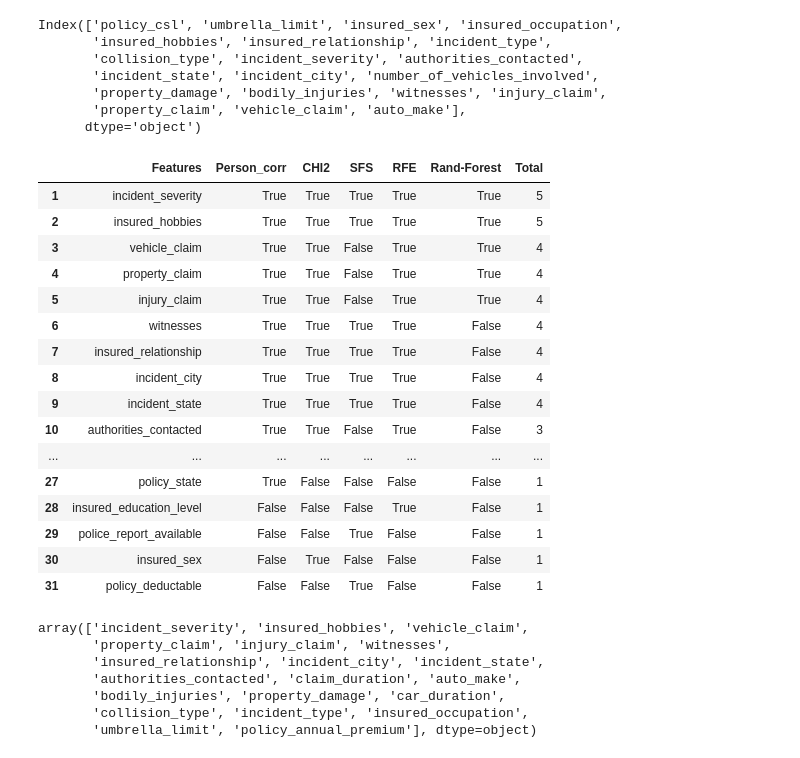
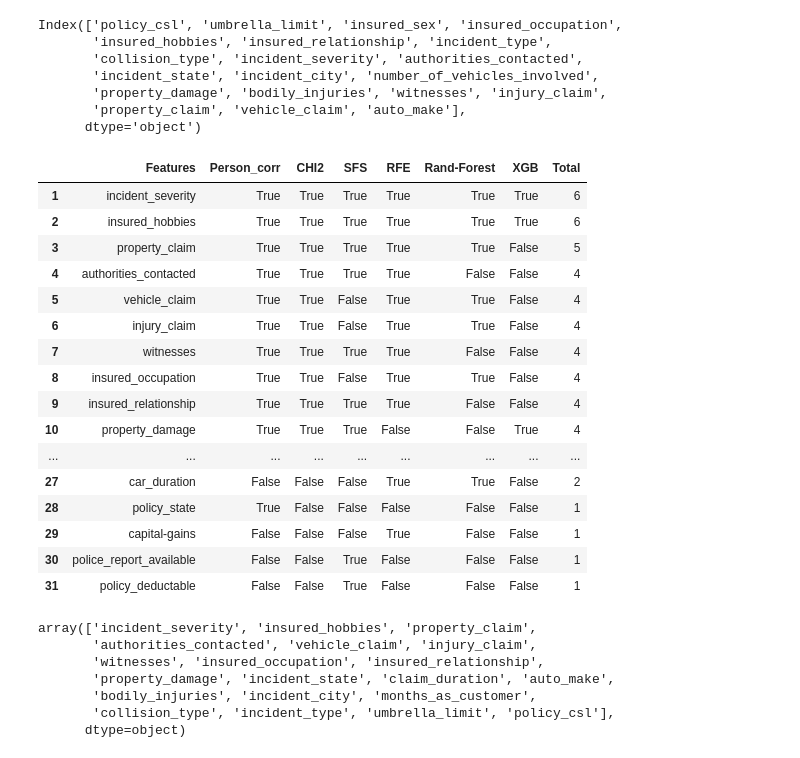
Before and after one commit to Shashank-Sundi/NOTEBOOKS, a Jupyter notebook: INSURANCE-CLAIM-FRAUD.ipynb, the cells around one changed output. Drawn from its saved outputs; the diff is of its cells as text; code cells hidden in the pictures.

```diff
--- a/INSURANCE-CLAIM-FRAUD.ipynb
+++ b/INSURANCE-CLAIM-FRAUD.ipynb
@@ -607,3 +607,13 @@ Index(['months_as_customer', 'policy_annual_premium',
        'injury_claim', 'property_claim', 'vehicle_claim', 'auto_make',
        'claim_duration', 'car_duration'],
       dtype='object')
+# %%
+# INTRINSIC FEATURE SELECTION - XGBOOST
+
+from sklearn.feature_selection import SelectFromModel
+from xgboost import XGBClassifier
+
+xgb = SelectFromModel(XGBClassifier(use_label_encoder=False,eval_metric='error'), max_features=20)
+xgb.fit(data.drop(['fraud_reported'],axis=1),data.fraud_reported)
+xgb_support = xgb.get_support()
+data.drop(['fraud_reported'],axis=1).columns[xgb_support]
@@ -658,42 +672,42 @@ Index(['policy_csl', 'umbrella_limit', 'insured_sex', 'insured_occupation',
       dtype='object')
 # %%
 feature_selection=pd.DataFrame(data={'Features':data.drop(['fraud_reported'],axis=1).columns,"Person_corr":cor_support,'CHI2':chi_support,
-                                                        "SFS":sfs_support,'RFE':rfe_support,'Rand-Forest':embeded_rf_support})
+                                                        "SFS":sfs_support,'RFE':rfe_support,'Rand-Forest':embeded_rf_support,"XGB":xgb_support})
 feature_selection['Total'] = np.sum(feature_selection, axis=1)
 
 feature_selection_df = feature_selection.sort_values(['Total'] , ascending=False)
 feature_selection_df.index = range(1, len(feature_selection_df)+1)
 feature_selection_df
 # %% [output]
-|  | Features | Person_corr | CHI2 | SFS | RFE | Rand-Forest | Total |
-| 1 | incident_severity | True | True | True | True | True | 5 |
-| 2 | insured_hobbies | True | True | True | True | True | 5 |
-| 3 | vehicle_claim | True | True | False | True | True | 4 |
-| 4 | property_claim | True | True | False | True | True | 4 |
-| 5 | injury_claim | True | True | False | True | True | 4 |
-| 6 | witnesses | True | True | True | True | False | 4 |
-| 7 | insured_relationship | True | True | True | True | False | 4 |
-| 8 | incident_city | True | True | True | True | False | 4 |
-| 9 | incident_state | True | True | True | True | False | 4 |
-| 10 | authorities_contacted | True | True | False | True | False | 3 |
-| ... | ... | ... | ... | ... | ... | ... | ... |
-| 27 | policy_state | True | False | False | False | False | 1 |
-| 28 | insured_education_level | False | False | False | True | False | 1 |
-| 29 | police_report_available | False | False | True | False | False | 1 |
-| 30 | insured_sex | False | True | False | False | False | 1 |
-| 31 | policy_deductable | False | False | True | False | False | 1 |
+|  | Features | Person_corr | CHI2 | SFS | RFE | Rand-Forest | XGB | Total |
+| 1 | incident_severity | True | True | True | True | True | True | 6 |
+| 2 | insured_hobbies | True | True | True | True | True | True | 6 |
+| 3 | property_claim | True | True | True | True | True | False | 5 |
+| 4 | authorities_contacted | True | True | True | True | False | False | 4 |
+| 5 | vehicle_claim | True | True | False | True | True | False | 4 |
+| 6 | injury_claim | True | True | False | True | True | False | 4 |
+| 7 | witnesses | True | True | True | True | False | False | 4 |
+| 8 | insured_occupation | True | True | False | True | True | False | 4 |
+| 9 | insured_relationship | True | True | True | True | False | False | 4 |
+| 10 | property_damage | True | True | True | False | False | True | 4 |
+| ... | ... | ... | ... | ... | ... | ... | ... | ... |
+| 27 | car_duration | False | False | False | True | True | False | 2 |
+| 28 | policy_state | True | False | False | False | False | False | 1 |
+| 29 | capital-gains | False | False | False | True | False | False | 1 |
+| 30 | police_report_available | False | False | True | False | False | False | 1 |
+| 31 | policy_deductable | False | False | True | False | False | False | 1 |
 # %%
 # We take the top 20 features
 
 feature_selection_df.loc[:20,'Features'].values
 # %% [output]
-array(['incident_severity', 'insured_hobbies', 'vehicle_claim',
-       'property_claim', 'injury_claim', 'witnesses',
-       'insured_relationship', 'incident_city', 'incident_state',
-       'authorities_contacted', 'claim_duration', 'auto_make',
-       'bodily_injuries', 'property_damage', 'car_duration',
-       'collision_type', 'incident_type', 'insured_occupation',
-       'umbrella_limit', 'policy_annual_premium'], dtype=object)
+array(['incident_severity', 'insured_hobbies', 'property_claim',
+       'authorities_contacted', 'vehicle_claim', 'injury_claim',
+       'witnesses', 'insured_occupation', 'insured_relationship',
+       'property_damage', 'incident_state', 'claim_duration', 'auto_make',
+       'bodily_injuries', 'incident_city', 'months_as_customer',
+       'collision_type', 'incident_type', 'umbrella_limit', 'policy_csl'],
+      dtype=object)
 # %%
 # Reordering Data
 
```
Also changed, not shown: parts of 24 cells of this notebook.
